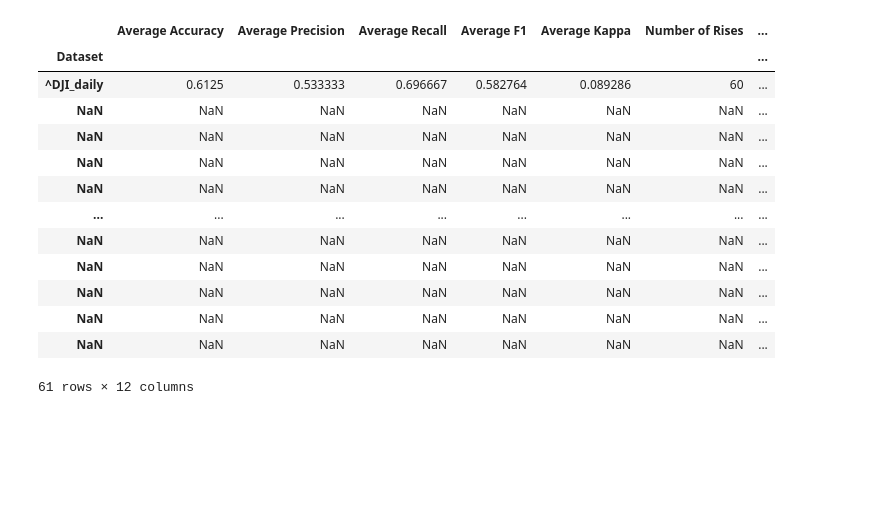
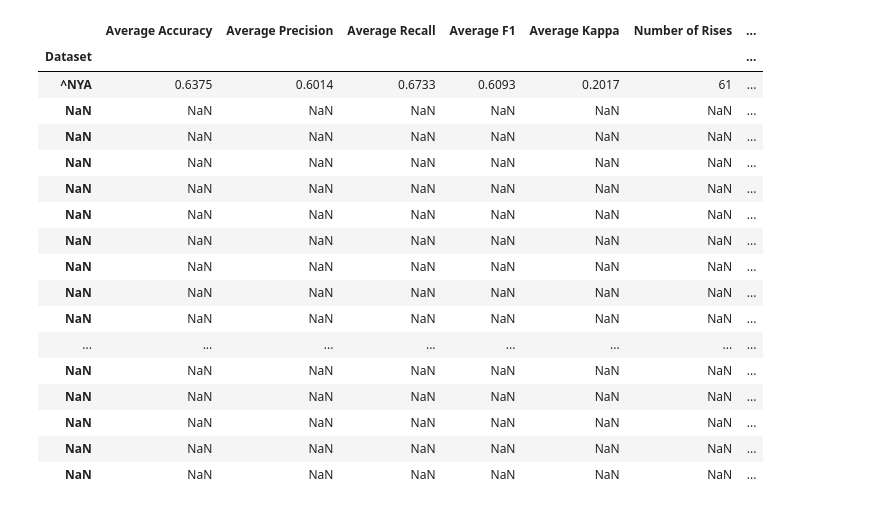
Before and after one commit to sam-tompkins/Sam-Tompkins-Public-Repository, a Jupyter notebook: irp_pipeline_nocuda_nocv.ipynb, the cells around one changed output. Saved outputs shown, nothing was run; the diff lists cells and outputs as text; code cells hidden in the pictures; blank space fills up the shorter version.

```diff
--- a/irp_pipeline_nocuda_nocv.ipynb
+++ b/irp_pipeline_nocuda_nocv.ipynb
@@ -121,6 +121,6 @@ ticker
 102 rows × 29 columns
 # %%
-pd.options.display.float_format = '{:.2f}'.format
+pd.options.display.float_format = '{:.4f}'.format
 
 vif_ticker = pd.DataFrame()
 features = ticker[['Close', 'Volume', 'CPI',
@@ -264,7 +264,7 @@ for fold, (train_index, test_index) in enumerate(tscv.split(sequences)):
     test_data = torch.utils.data.DataLoader(test_sequences, shuffle=False, batch_size=32)
 
     # initialize model
-    model = LSTM_Model(input_layer=12, hidden_layer=4, output_layer=1)
+    model = LSTM_Model(input_layer=12, hidden_layer=50, output_layer=1)
     loss_func = nn.BCEWithLogitsLoss()
     opt = optim.Adam(model.parameters(), lr=0.001, weight_decay=0.0001)
 
@@ -346,28 +346,33 @@ Fall % is: 41.18%
 # %%
 results = pd.DataFrame(columns=['Dataset', 'Average Accuracy', 'Average Precision',
                                 'Average Recall', 'Average F1', 'Average Kappa', 'Number of Rises',
                                 'Number of Falls', 'Rise %', 'Fall %'])
 
-datatset_name = (file_path.split('/')[-1].split('.')[0]) + '_daily'
+datatset_name = (file_path.split('/')[-1].split('.')[0])
 
 metrics = {'Dataset': datatset_name ,'Average Accuracy': avg_accuracy,
            'Average Precision': avg_precision, 'Average Recall': avg_recall,
            'Average F1': avg_f1, 'Average Kappa': avg_kappa, 'Number of Rises': rise, 'Number of Falls': fall,
            'Rise %': rise_per, 'Fall %': fall_per}
 
 export_results = results._append(metrics, ignore_index=True)
 
 export_results = pd.concat([export_results, losses], ignore_index=True)
 
 export_results.set_index('Dataset', inplace=True)
 
-export_results.to_csv(r"C:\Users\samto\Desktop\IRP DATA-20240724T195545Z-001\IRP DATA\\" + datatset_name + '_daily_w_macro_NEWWWerere.csv')
+export_results.to_csv(r"C:\Users\samto\Desktop\IRP DATA-20240724T195545Z-001\IRP DATA\\" + datatset_name + '_MONTHLY_NEW.csv')
 
 export_results
 # %% [output]
 |  | Average Accuracy | Average Precision | Average Recall | Average F1 | Average Kappa | Number of Rises | ... |
 | Dataset |  |  |  |  |  |  | ... |
-| ^DJI_daily | 0.6125 | 0.533333 | 0.696667 | 0.582764 | 0.089286 | 60 | ... |
+| ^NYA | 0.6375 | 0.6014 | 0.6733 | 0.6093 | 0.2017 | 61 | ... |
+| NaN | NaN | NaN | NaN | NaN | NaN | NaN | ... |
+| NaN | NaN | NaN | NaN | NaN | NaN | NaN | ... |
+| NaN | NaN | NaN | NaN | NaN | NaN | NaN | ... |
+| NaN | NaN | NaN | NaN | NaN | NaN | NaN | ... |
+| NaN | NaN | NaN | NaN | NaN | NaN | NaN | ... |
 | NaN | NaN | NaN | NaN | NaN | NaN | NaN | ... |
 | NaN | NaN | NaN | NaN | NaN | NaN | NaN | ... |
 | NaN | NaN | NaN | NaN | NaN | NaN | NaN | ... |
@@ -378,4 +383,3 @@ export_results
 | NaN | NaN | NaN | NaN | NaN | NaN | NaN | ... |
 | NaN | NaN | NaN | NaN | NaN | NaN | NaN | ... |
 | NaN | NaN | NaN | NaN | NaN | NaN | NaN | ... |
-61 rows × 12 columns
```
Also changed, not shown: parts of 4 cells of this notebook.
